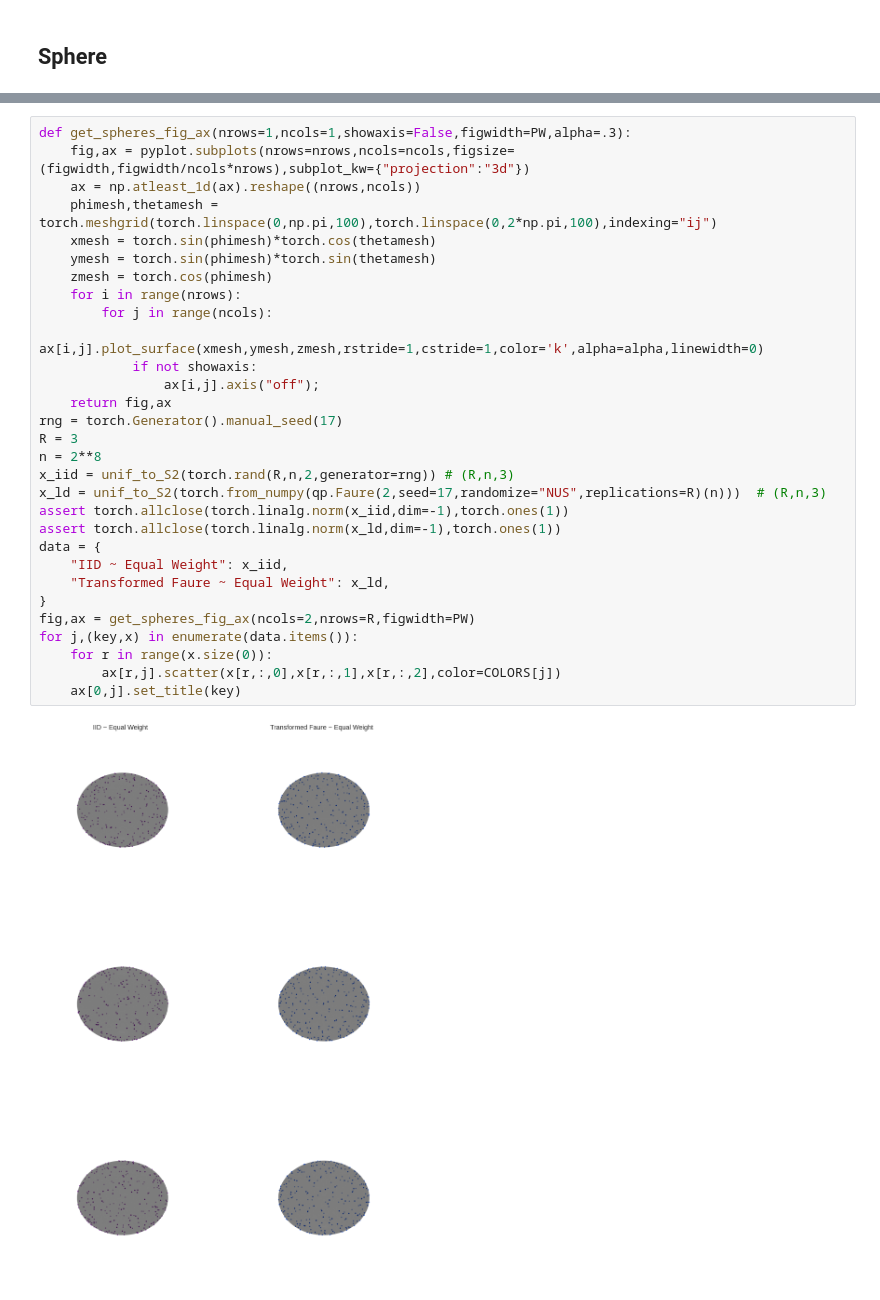
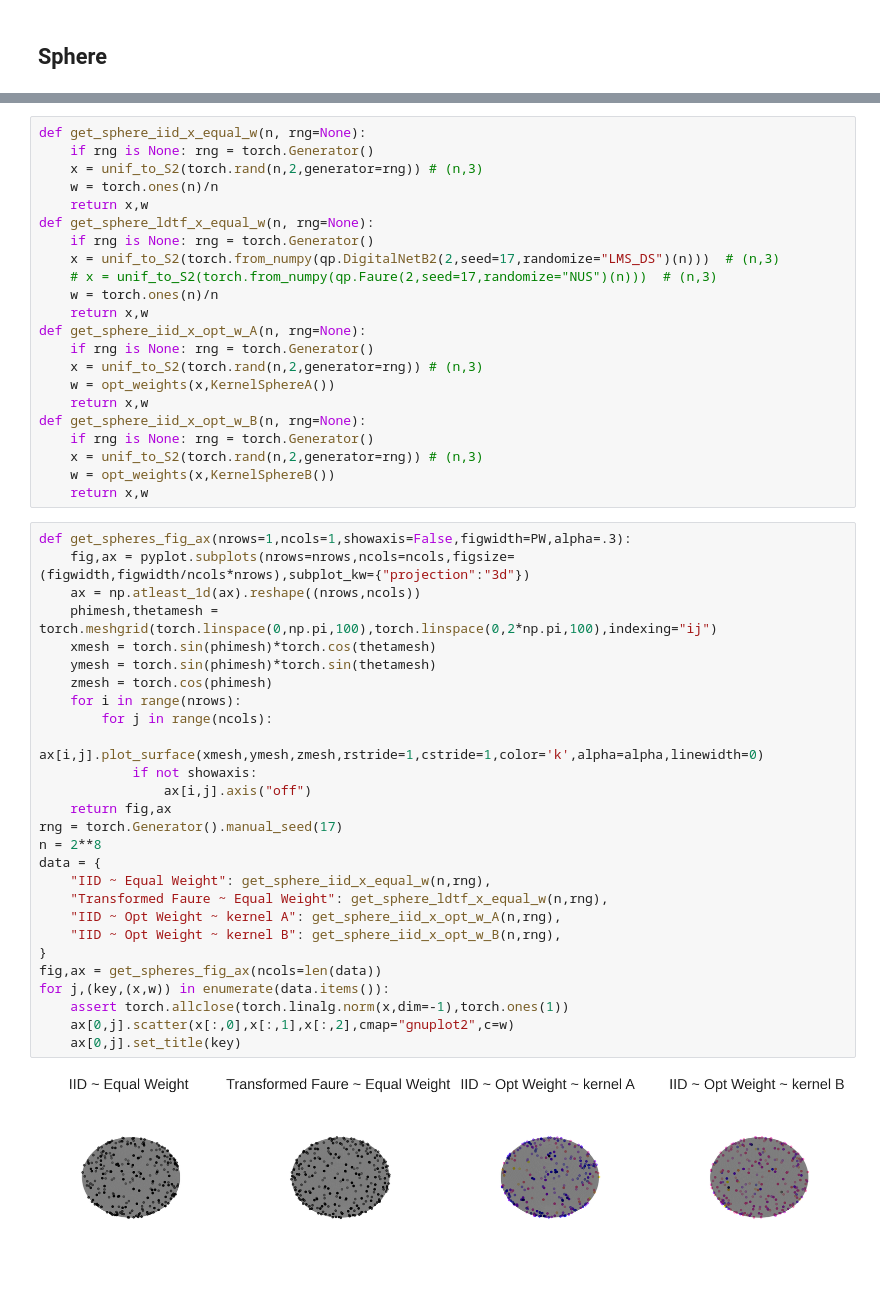
Before and after one commit to alegresor/rmatqmcpy, a Jupyter notebook: examples.ipynb, the cells around one changed output, grey strips where cells are left out. Drawn from its saved outputs; the diff is of its cells as text.

Commit message:
optimal weights

```diff
--- a/examples.ipynb
+++ b/examples.ipynb
@@ -70,32 +77,51 @@ def discrepancy(kernel, x, w):
+# %%
+def get_sphere_iid_x_equal_w(n, rng=None):
+    if rng is None: rng = torch.Generator()
+    x = unif_to_S2(torch.rand(n,2,generator=rng)) # (n,3)
+    w = torch.ones(n)/n
+    return x,w
+def get_sphere_ldtf_x_equal_w(n, rng=None):
+    if rng is None: rng = torch.Generator()
+    x = unif_to_S2(torch.from_numpy(qp.DigitalNetB2(2,seed=17,randomize="LMS_DS")(n)))  # (n,3)
+    # x = unif_to_S2(torch.from_numpy(qp.Faure(2,seed=17,randomize="NUS")(n)))  # (n,3)
+    w = torch.ones(n)/n
+    return x,w
+def get_sphere_iid_x_opt_w_A(n, rng=None):
+    if rng is None: rng = torch.Generator()
+    x = unif_to_S2(torch.rand(n,2,generator=rng)) # (n,3)
+    w = opt_weights(x,KernelSphereA())
+    return x,w
+def get_sphere_iid_x_opt_w_B(n, rng=None):
+    if rng is None: rng = torch.Generator()
+    x = unif_to_S2(torch.rand(n,2,generator=rng)) # (n,3)
+    w = opt_weights(x,KernelSphereB())
+    return x,w
 # %%
 def get_spheres_fig_ax(nrows=1,ncols=1,showaxis=False,figwidth=PW,alpha=.3):
     fig,ax = pyplot.subplots(nrows=nrows,ncols=ncols,figsize=(figwidth,figwidth/ncols*nrows),subplot_kw={"projection":"3d"})
     ax = np.atleast_1d(ax).reshape((nrows,ncols))
     phimesh,thetamesh = torch.meshgrid(torch.linspace(0,np.pi,100),torch.linspace(0,2*np.pi,100),indexing="ij")
     xmesh = torch.sin(phimesh)*torch.cos(thetamesh)
     ymesh = torch.sin(phimesh)*torch.sin(thetamesh)
     zmesh = torch.cos(phimesh)
     for i in range(nrows):
         for j in range(ncols):
             ax[i,j].plot_surface(xmesh,ymesh,zmesh,rstride=1,cstride=1,color='k',alpha=alpha,linewidth=0)
             if not showaxis:
-                ax[i,j].axis("off");
+                ax[i,j].axis("off")
     return fig,ax
 rng = torch.Generator().manual_seed(17)
-R = 3
 n = 2**8
-x_iid = unif_to_S2(torch.rand(R,n,2,generator=rng)) # (R,n,3)
-x_ld = unif_to_S2(torch.from_numpy(qp.Faure(2,seed=17,randomize="NUS",replications=R)(n)))  # (R,n,3)
-assert torch.allclose(torch.linalg.norm(x_iid,dim=-1),torch.ones(1))
-assert torch.allclose(torch.linalg.norm(x_ld,dim=-1),torch.ones(1))
 data = {
-    "IID ~ Equal Weight": x_iid,
-    "Transformed Faure ~ Equal Weight": x_ld,
+    "IID ~ Equal Weight": get_sphere_iid_x_equal_w(n,rng),
+    "Transformed Faure ~ Equal Weight": get_sphere_ldtf_x_equal_w(n,rng),
+    "IID ~ Opt Weight ~ kernel A": get_sphere_iid_x_opt_w_A(n,rng),
+    "IID ~ Opt Weight ~ kernel B": get_sphere_iid_x_opt_w_B(n,rng),
 }
-fig,ax = get_spheres_fig_ax(ncols=2,nrows=R,figwidth=PW)
-for j,(key,x) in enumerate(data.items()):
-    for r in range(x.size(0)):
-        ax[r,j].scatter(x[r,:,0],x[r,:,1],x[r,:,2],color=COLORS[j])
+fig,ax = get_spheres_fig_ax(ncols=len(data))
+for j,(key,(x,w)) in enumerate(data.items()):
+    assert torch.allclose(torch.linalg.norm(x,dim=-1),torch.ones(1))
+    ax[0,j].scatter(x[:,0],x[:,1],x[:,2],cmap="gnuplot2",c=w)
     ax[0,j].set_title(key)
 # %% [output]
-[figure, old version]
+[figure, new version]
```
Also changed, not shown: parts of 2 cells of this notebook.
